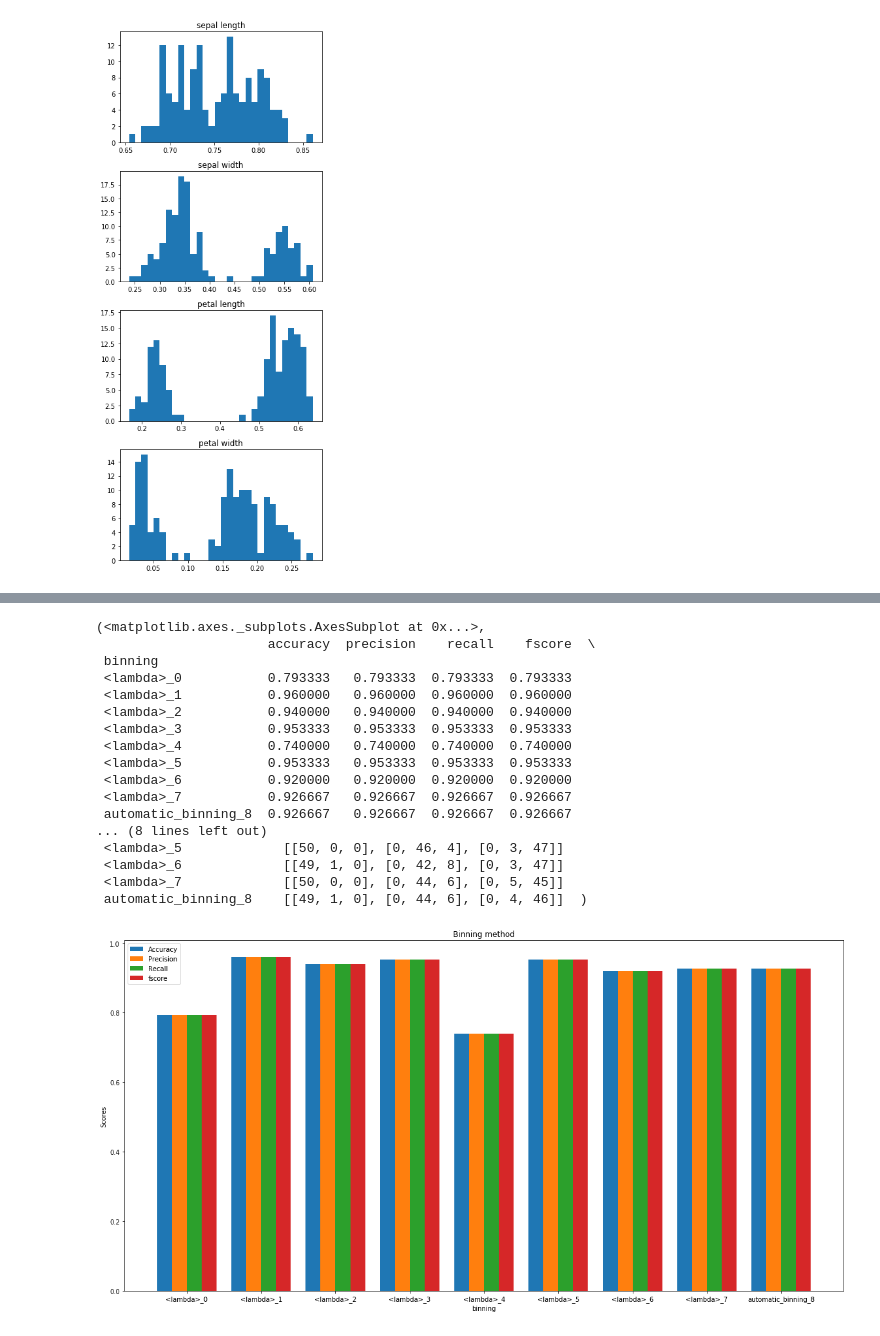
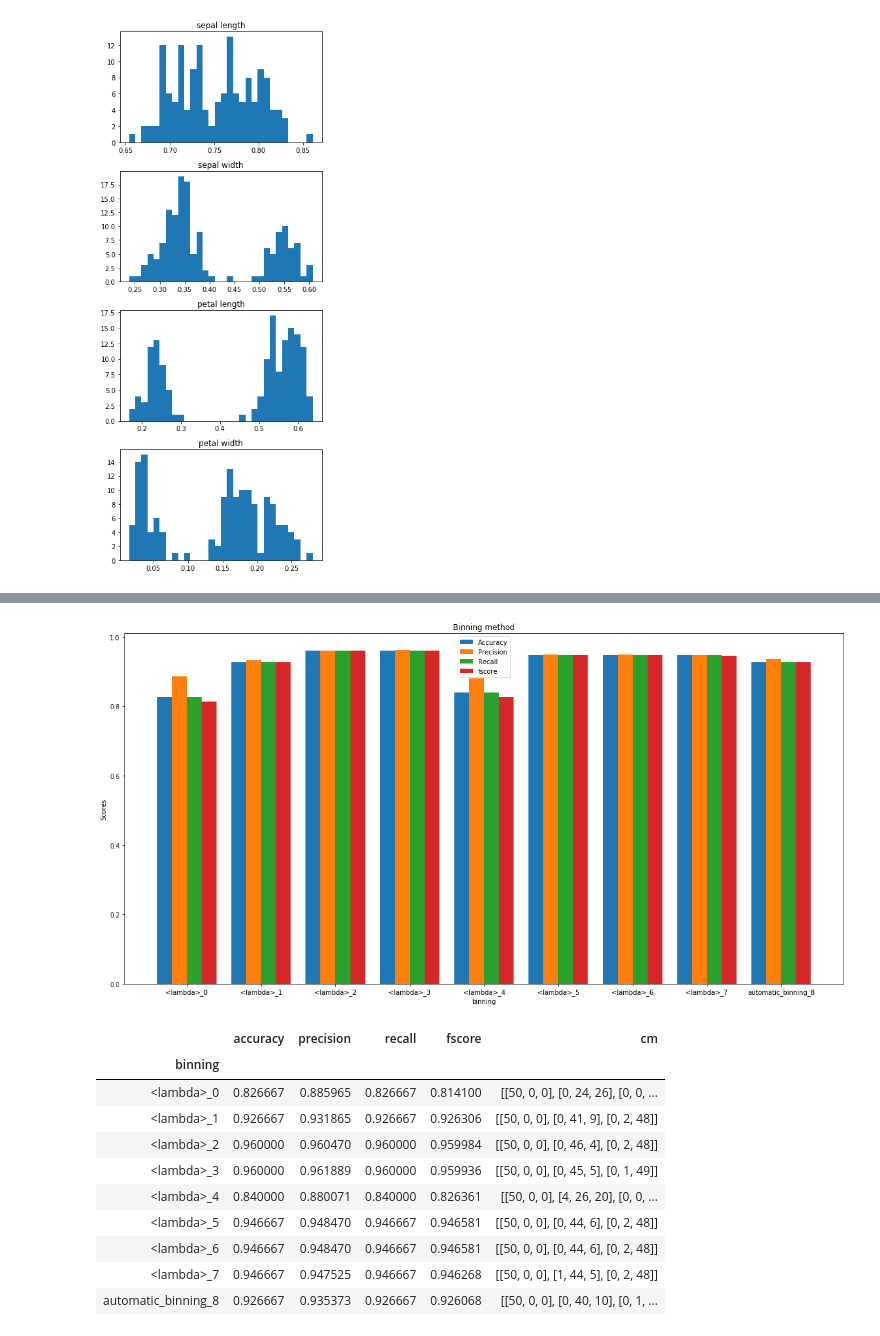
Before and after one commit to xenteros/data-science-training, a Jupyter notebook: Naive_Bayes.ipynb, the cells around one changed output, grey strips where cells are left out. Saved outputs shown, nothing was run; the diff lists cells and outputs as text; code cells hidden in the pictures.

```diff
--- a/Naive_Bayes.ipynb
+++ b/Naive_Bayes.ipynb
@@ -202,7 +202,7 @@ from sklearn.metrics import accuracy_score, precision_score, recall_score, f1_sc
 #   'macro' - nieważona średnia dla każdej klasy
 #   'weighted' - ważona średnia dla każdej klasy
 
-def calculate_metrics(target, prediction, average='micro'):
+def calculate_metrics(target, prediction, average='macro'):
     accuracy = accuracy_score(target, prediction)
     precision = precision_score(target, prediction, average=average)
     recall = recall_score(target, prediction, average=average)
@@ -584,5 +584,7 @@ def test_classifiers(X, y, classifiers,
     df = pd.DataFrame(data).set_index('classifier')
     return plot_results(df, 'Classifiers comparison'), df
 # %%
-test_classifiers(X, y, [GaussianNB(), MultinomialNB()])
+ax, df = test_classifiers(X, y, [GaussianNB(), MultinomialNB()])
+plt.show()
+df
 # %% [output]
@@ -780,31 +792,27 @@ def test_binning(X, y, classifier, binnings,
     df = pd.DataFrame(data).set_index('binning')
     return plot_results(df, 'Binning method'), df
 # %%
-test_binning(X, y, GaussianNB, [lambda x: equal_length(x, 2),
+ax, df = test_binning(X, y, GaussianNB, [lambda x: equal_length(x, 2),
                                 lambda x: equal_length(x, 6),
                                 lambda x: equal_length(x, 10),
                                 lambda x: equal_length(x, 14),
                                 lambda x: equal_frequency(x, 2),
                                 lambda x: equal_frequency(x, 6),
                                 lambda x: equal_frequency(x, 10),
                                 lambda x: equal_frequency(x, 14),
                                 automatic_binning])
+plt.show()
+df
 # %% [output]
-(<matplotlib.axes._subplots.AxesSubplot at 0x...>,
-                      accuracy  precision    recall    fscore  \
- binning
- <lambda>_0           0.793333   0.793333  0.793333  0.793333
- <lambda>_1           0.960000   0.960000  0.960000  0.960000
- <lambda>_2           0.940000   0.940000  0.940000  0.940000
- <lambda>_3           0.953333   0.953333  0.953333  0.953333
- <lambda>_4           0.740000   0.740000  0.740000  0.740000
- <lambda>_5           0.953333   0.953333  0.953333  0.953333
- <lambda>_6           0.920000   0.920000  0.920000  0.920000
- <lambda>_7           0.926667   0.926667  0.926667  0.926667
- automatic_binning_8  0.926667   0.926667  0.926667  0.926667
-... (8 lines left out)
- <lambda>_5             [[50, 0, 0], [0, 46, 4], [0, 3, 47]]
- <lambda>_6             [[49, 1, 0], [0, 42, 8], [0, 3, 47]]
- <lambda>_7             [[50, 0, 0], [0, 44, 6], [0, 5, 45]]
- automatic_binning_8    [[49, 1, 0], [0, 44, 6], [0, 4, 46]]  )
-[figure, old version]
+[figure, new version]
+|  | accuracy | precision | recall | fscore | cm |
+| binning |  |  |  |  |  |
+| <lambda>_0 | 0.826667 | 0.885965 | 0.826667 | 0.814100 | [[50, 0, 0], [0, 24, 26], [0, 0, ... |
+| <lambda>_1 | 0.926667 | 0.931865 | 0.926667 | 0.926306 | [[50, 0, 0], [0, 41, 9], [0, 2, 48]] |
+| <lambda>_2 | 0.960000 | 0.960470 | 0.960000 | 0.959984 | [[50, 0, 0], [0, 46, 4], [0, 2, 48]] |
+| <lambda>_3 | 0.960000 | 0.961889 | 0.960000 | 0.959936 | [[50, 0, 0], [0, 45, 5], [0, 1, 49]] |
+| <lambda>_4 | 0.840000 | 0.880071 | 0.840000 | 0.826361 | [[50, 0, 0], [4, 26, 20], [0, 0, ... |
+| <lambda>_5 | 0.946667 | 0.948470 | 0.946667 | 0.946581 | [[50, 0, 0], [0, 44, 6], [0, 2, 48]] |
+| <lambda>_6 | 0.946667 | 0.948470 | 0.946667 | 0.946581 | [[50, 0, 0], [0, 44, 6], [0, 2, 48]] |
+| <lambda>_7 | 0.946667 | 0.947525 | 0.946667 | 0.946268 | [[50, 0, 0], [1, 44, 5], [0, 2, 48]] |
+| automatic_binning_8 | 0.926667 | 0.935373 | 0.926667 | 0.926068 | [[50, 0, 0], [0, 40, 10], [0, 1, ... |
```
Also changed, not shown: parts of 18 cells of this notebook.
